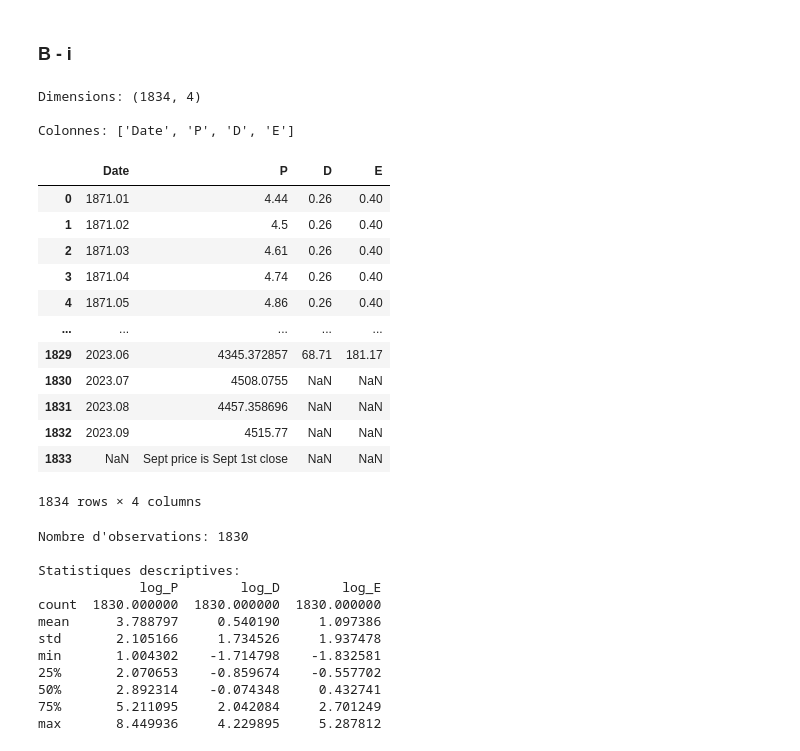
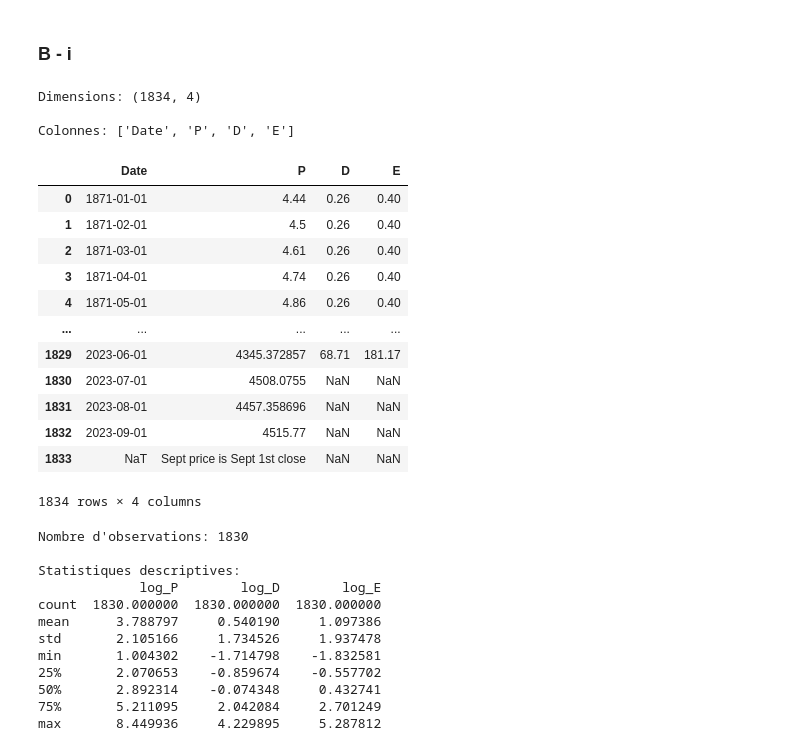
Before and after one commit to Lilas-Bertot/EXAMEN-FINAL, a Jupyter notebook: Q2.ipynb, the cells around one changed output. Saved outputs shown, nothing was run; the diff lists cells and outputs as text; code cells hidden in the pictures.

```diff
--- a/Q2.ipynb
+++ b/Q2.ipynb
@@ -919,27 +919,29 @@ Modèle 5: AR(2)         12.22% (Puissance)   8.96% (Puissance)     93.74% (Tail
 # %%
 # Chargement des données depuis la feuille "Data"
 stock_market = pd.read_excel('ie_data.xls', sheet_name='Data', skiprows=7, usecols=[0, 1, 2, 3])
+
+stock_market['Date'] = pd.to_datetime(stock_market['Date'].astype(str).str.replace('.', '-'), format='%Y-%m')
 
 print(f"Dimensions: {stock_market.shape}")
 print(f"\nColonnes: {stock_market.columns.tolist()}")
 
 stock_market
 # %% [output]
 Dimensions: (1834, 4)
 
 Colonnes: ['Date', 'P', 'D', 'E']
 |  | Date | P | D | E |
-| 0 | 1871.01 | 4.44 | 0.26 | 0.40 |
-| 1 | 1871.02 | 4.5 | 0.26 | 0.40 |
-| 2 | 1871.03 | 4.61 | 0.26 | 0.40 |
-| 3 | 1871.04 | 4.74 | 0.26 | 0.40 |
-| 4 | 1871.05 | 4.86 | 0.26 | 0.40 |
+| 0 | 1871-01-01 | 4.44 | 0.26 | 0.40 |
+| 1 | 1871-02-01 | 4.5 | 0.26 | 0.40 |
+| 2 | 1871-03-01 | 4.61 | 0.26 | 0.40 |
+| 3 | 1871-04-01 | 4.74 | 0.26 | 0.40 |
+| 4 | 1871-05-01 | 4.86 | 0.26 | 0.40 |
 | ... | ... | ... | ... | ... |
-| 1829 | 2023.06 | 4345.372857 | 68.71 | 181.17 |
-| 1830 | 2023.07 | 4508.0755 | NaN | NaN |
-| 1831 | 2023.08 | 4457.358696 | NaN | NaN |
-| 1832 | 2023.09 | 4515.77 | NaN | NaN |
-| 1833 | NaN | Sept price is Sept 1st close | NaN | NaN |
+| 1829 | 2023-06-01 | 4345.372857 | 68.71 | 181.17 |
+| 1830 | 2023-07-01 | 4508.0755 | NaN | NaN |
+| 1831 | 2023-08-01 | 4457.358696 | NaN | NaN |
+| 1832 | 2023-09-01 | 4515.77 | NaN | NaN |
+| 1833 | NaT | Sept price is Sept 1st close | NaN | NaN |
 1834 rows × 4 columns
 # %%
 # Extraction et transformation en logarithmes des colonnes P, D, E
```
Also changed, not shown: parts of 3 cells of this notebook.
